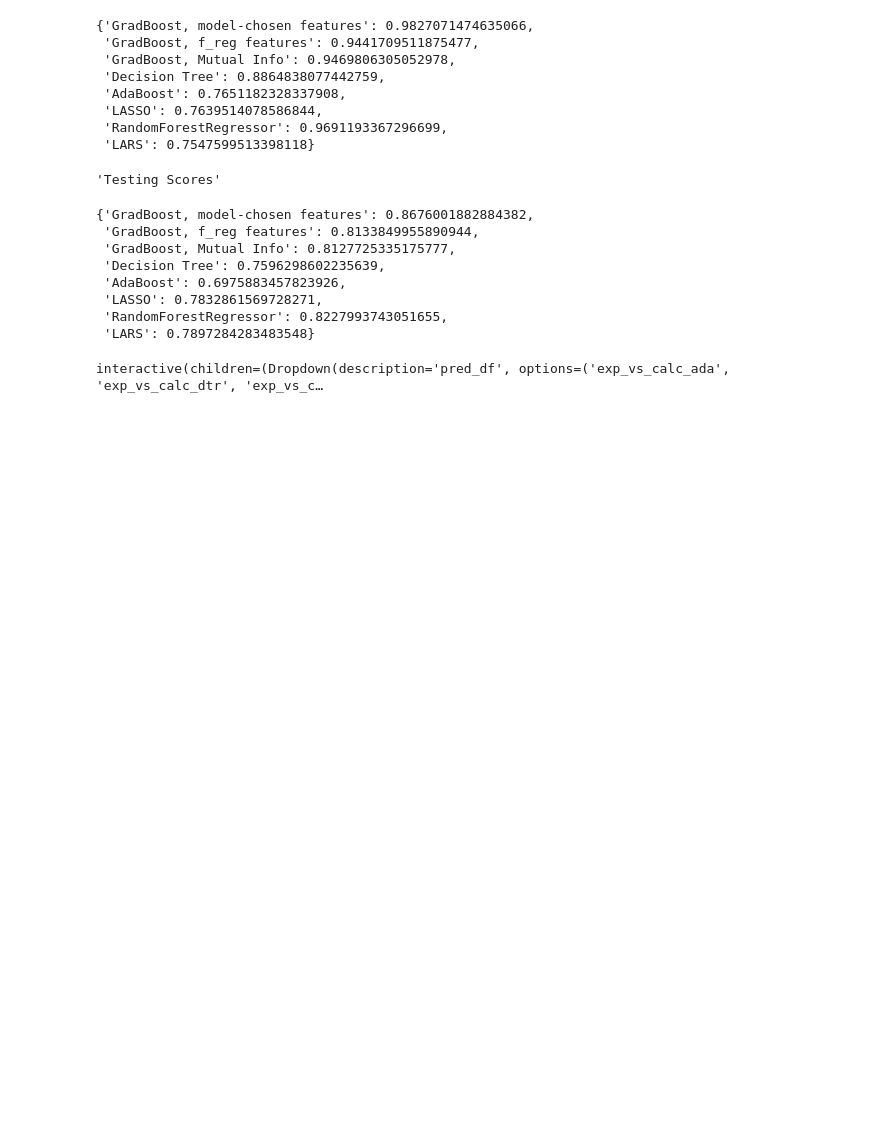
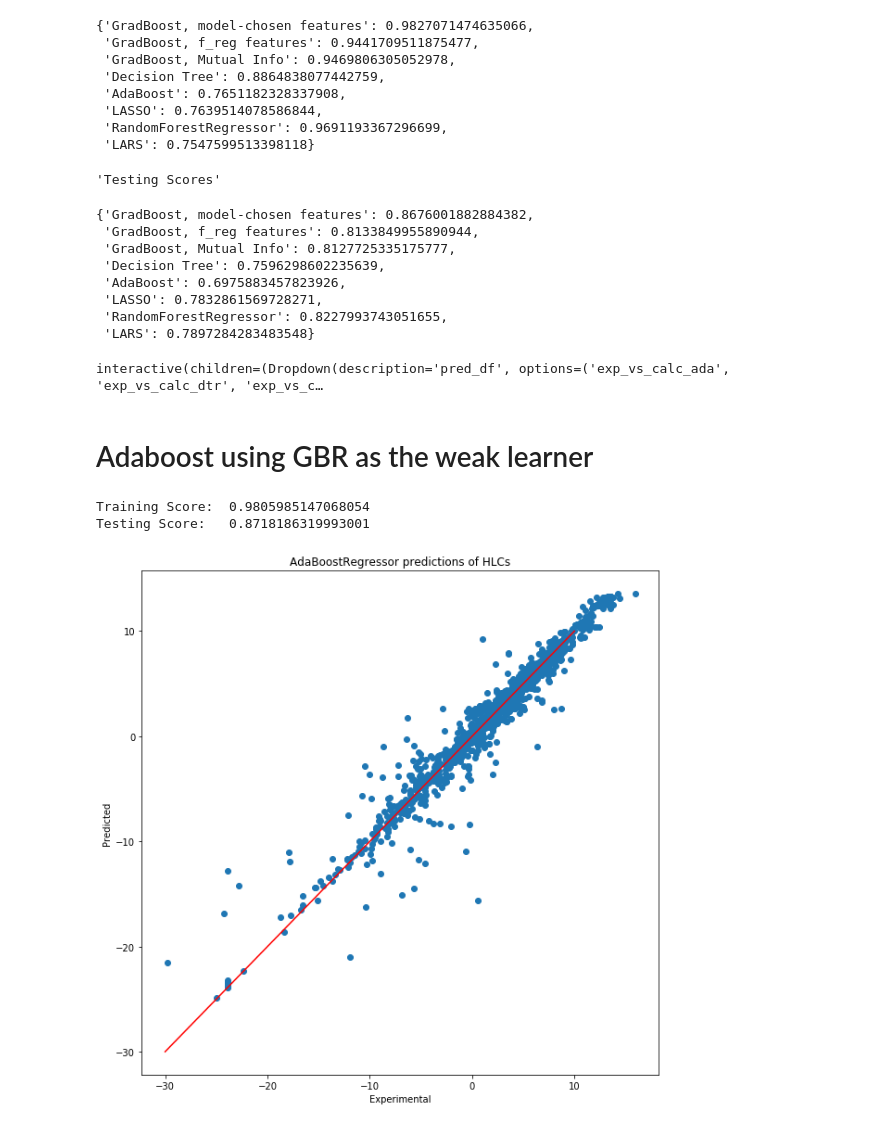
Before and after one commit to jtd1g16/HLCpredict, a Jupyter notebook: d_final_models_noVPAS.ipynb, the cells around one changed output. Cells and saved outputs as stored; diff of their text form; code cells hidden in the pictures; blank space fills up the shorter version.

Commit message:
Composed AdaBoostRegressor which uses GradientBoostingRegressors as weak learners.

```diff
--- a/d_final_models_noVPAS.ipynb
+++ b/d_final_models_noVPAS.ipynb
@@ -483,3 +512,23 @@ def show_pred_vs_actual(pred_df = exp_vs_calc_df_list):
  'RandomForestRegressor': 0.8227993743051655,
  'LARS': 0.7897284283483548}
 interactive(children=(Dropdown(description='pred_df', options=('exp_vs_calc_ada', 'exp_vs_calc_dtr', 'exp_vs_c…
+# %% [markdown]
+# Adaboost using GBR as the weak learner
+# %%
+gbr_hp_dict = {'learning_rate': 0.05,
+               'loss': 'ls',
+               'max_depth': 4,
+               'max_features': 0.3,
+               'min_samples_leaf': 3,
+               'n_estimators': 500}
+
+ada_gbr = ensemble.AdaBoostRegressor(base_estimator=ensemble.GradientBoostingRegressor(**gbr_hp_dict))
+X_train, X_test, y_train, y_test = train_test_split(X[top_15_features_model], y, test_size=0.3)
+ada_gbr.fit(X_train, y_train)
+exp_vs_calc_ada_gbr = produce_exp_vs_pred_df(top_15_features_model, ada_gbr, "AdaBoost with GBR as weak learner")
+# %%
+prediction_plot_scores(ada_gbr, exp_vs_calc_ada_gbr)
+# %% [output]
+Training Score:  0.9805985147068054
+Testing Score:   0.8718186319993001
+[figure, added]
```
Also changed, not shown: parts of 3 cells of this notebook.
